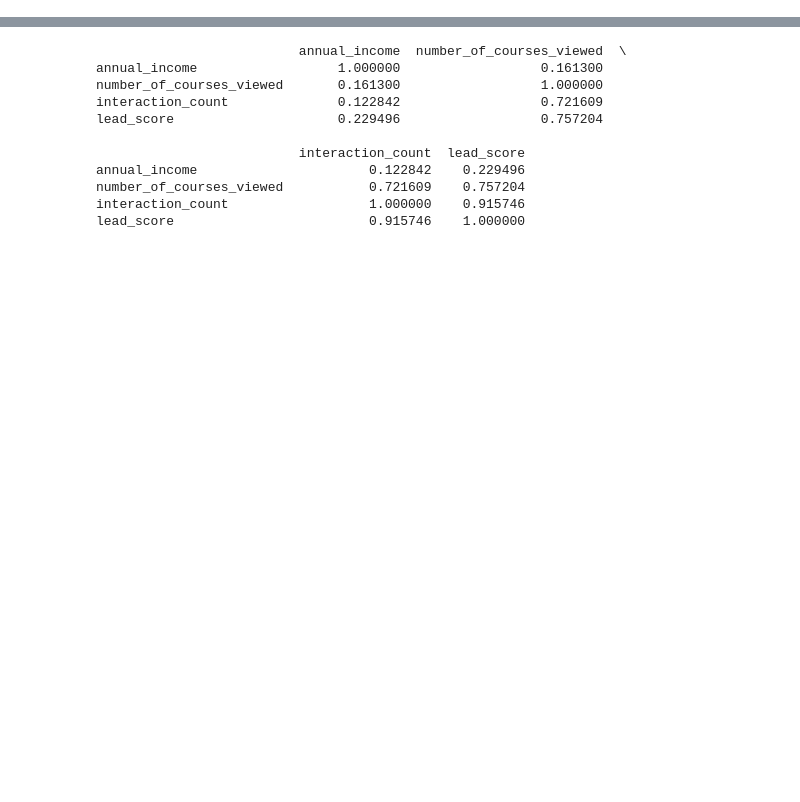
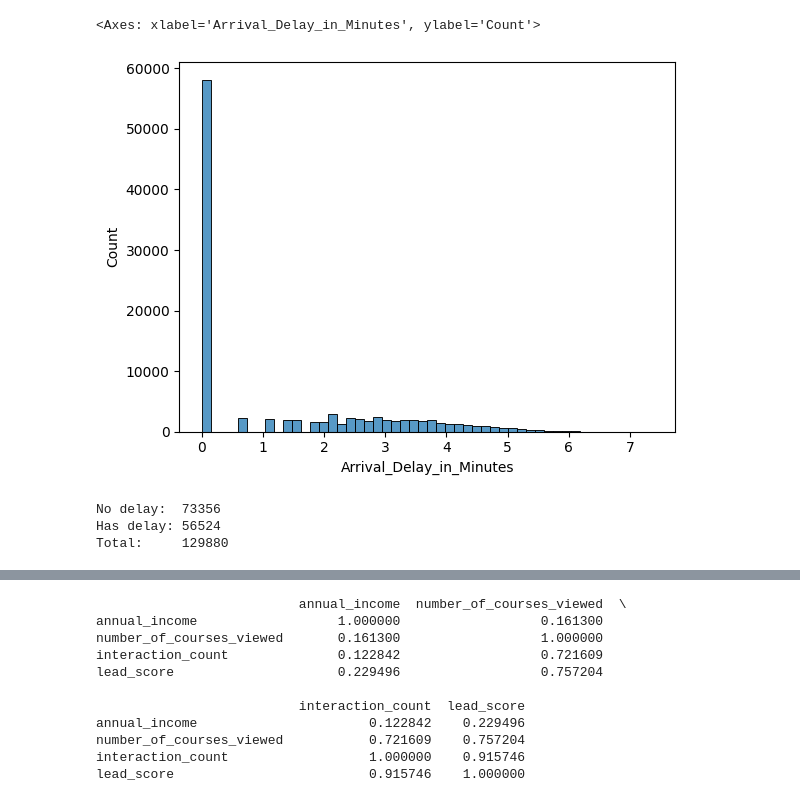
Before and after one commit to sjfjawe/Airline-Customer-Satisfaction-Prediction, a Jupyter notebook: notebook.ipynb, the cells around one changed output, grey strips where cells are left out. Drawn from its saved outputs; the diff is of its cells as text; code cells hidden in the pictures; blank space fills up the shorter version.

```diff
--- a/notebook.ipynb
+++ b/notebook.ipynb
@@ -39,0 +142,27 @@ dtype: object
+# %%
+#Removing the long tail with a logarithm
+np.log1p([0, 1, 10, 1000, 100000])
+
+df_whole['Departure_Delay_in_Minutes'] = np.log1p(df_whole['Departure_Delay_in_Minutes'])
+df_train['Departure_Delay_in_Minutes'] = np.log1p(df_train['Departure_Delay_in_Minutes'])
+df_test['Departure_Delay_in_Minutes'] = np.log1p(df_test['Departure_Delay_in_Minutes'])
+
+df_whole['Arrival_Delay_in_Minutes'] = np.log1p(df_whole['Arrival_Delay_in_Minutes'])
+df_train['Arrival_Delay_in_Minutes'] = np.log1p(df_train['Arrival_Delay_in_Minutes'])
+df_test['Arrival_Delay_in_Minutes'] = np.log1p(df_test['Arrival_Delay_in_Minutes'])
+
+sns.histplot(df_train.Arrival_Delay_in_Minutes, bins=50)
+# %% [output]
+<Axes: xlabel='Arrival_Delay_in_Minutes', ylabel='Count'>
+[figure, added]
+# %%
+no_delay = np.sum(df_whole['Departure_Delay_in_Minutes'] == 0)
+has_delay = np.sum(df_whole['Departure_Delay_in_Minutes'] > 0)
+
+print(f"No delay:  {no_delay}")
+print(f"Has delay: {has_delay}")
+print(f"Total:     {len(df_whole)}")
+# %% [output]
+No delay:  73356
+Has delay: 56524
+Total:     129880
```
Also changed, not shown: parts of 22 cells of this notebook.
